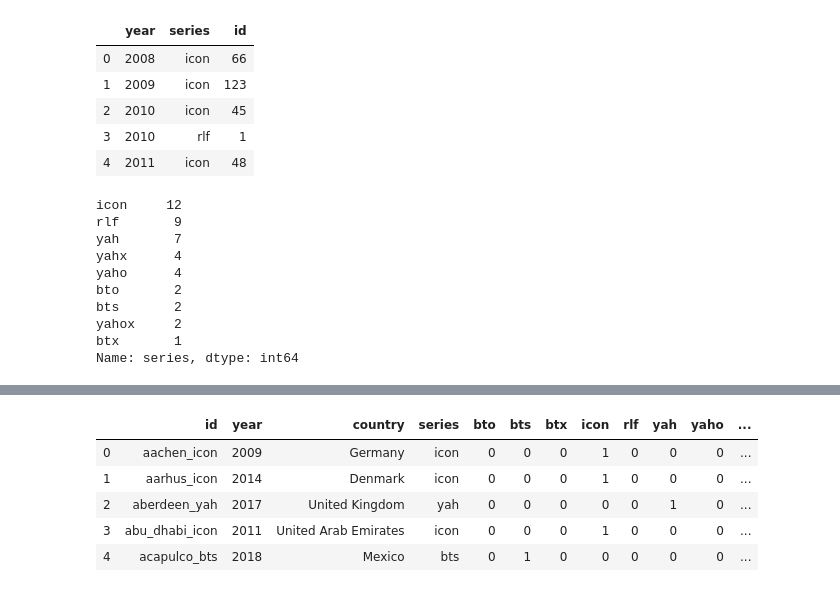
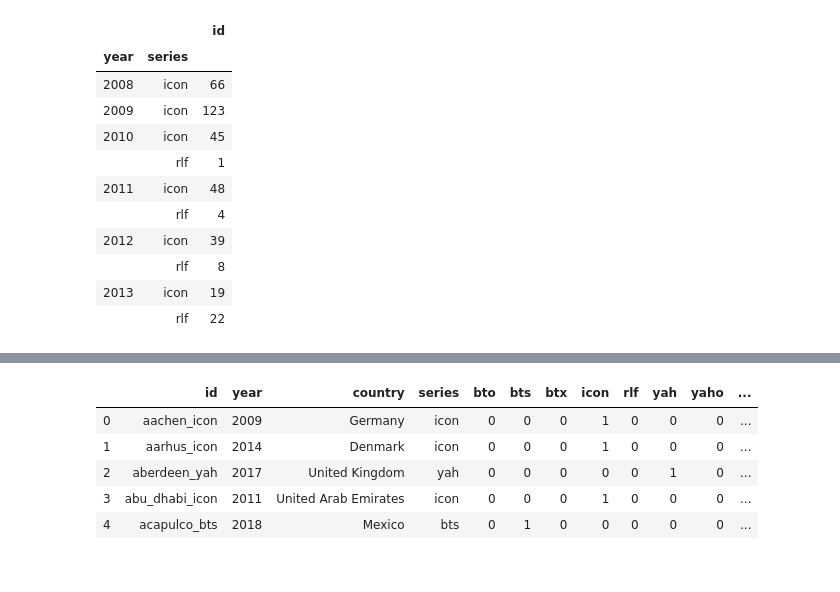
Before and after one commit to baradasy/Coursera_Capstone, a Jupyter notebook: Capstone_Plots.ipynb, the cells around one changed output, grey strips where cells are left out. Cells and saved outputs as stored; diff of their text form; code cells hidden in the pictures.

```diff
--- a/Capstone_Plots.ipynb
+++ b/Capstone_Plots.ipynb
@@ -19,22 +15,18 @@ mg=mg.reset_index()
-# %%
-mg.head()
-# %% [output]
-|  | year | series | id |
-| 0 | 2008 | icon | 66 |
-| 1 | 2009 | icon | 123 |
-| 2 | 2010 | icon | 45 |
-| 3 | 2010 | rlf | 1 |
-| 4 | 2011 | icon | 48 |
-# %%
-mg['series'].value_counts()
-# %% [output]
-icon     12
-rlf       9
-yah       7
-yahx      4
-yaho      4
-bto       2
-bts       2
-yahox     2
-btx       1
-Name: series, dtype: int64
+# %%
+# playing around with data set to come up with a way to visualise it correctly
+# grouping by year and series
+mg = m[['year','series','id']].groupby(['year','series']).count()
+mg.head(10)
+# %% [output]
+|  |  | id |
+| year | series |  |
+| 2008 | icon | 66 |
+| 2009 | icon | 123 |
+| 2010 | icon | 45 |
+|  | rlf | 1 |
+| 2011 | icon | 48 |
+|  | rlf | 4 |
+| 2012 | icon | 39 |
+|  | rlf | 8 |
+| 2013 | icon | 19 |
+|  | rlf | 22 |
```
Also changed, not shown: parts of 30 cells of this notebook.
